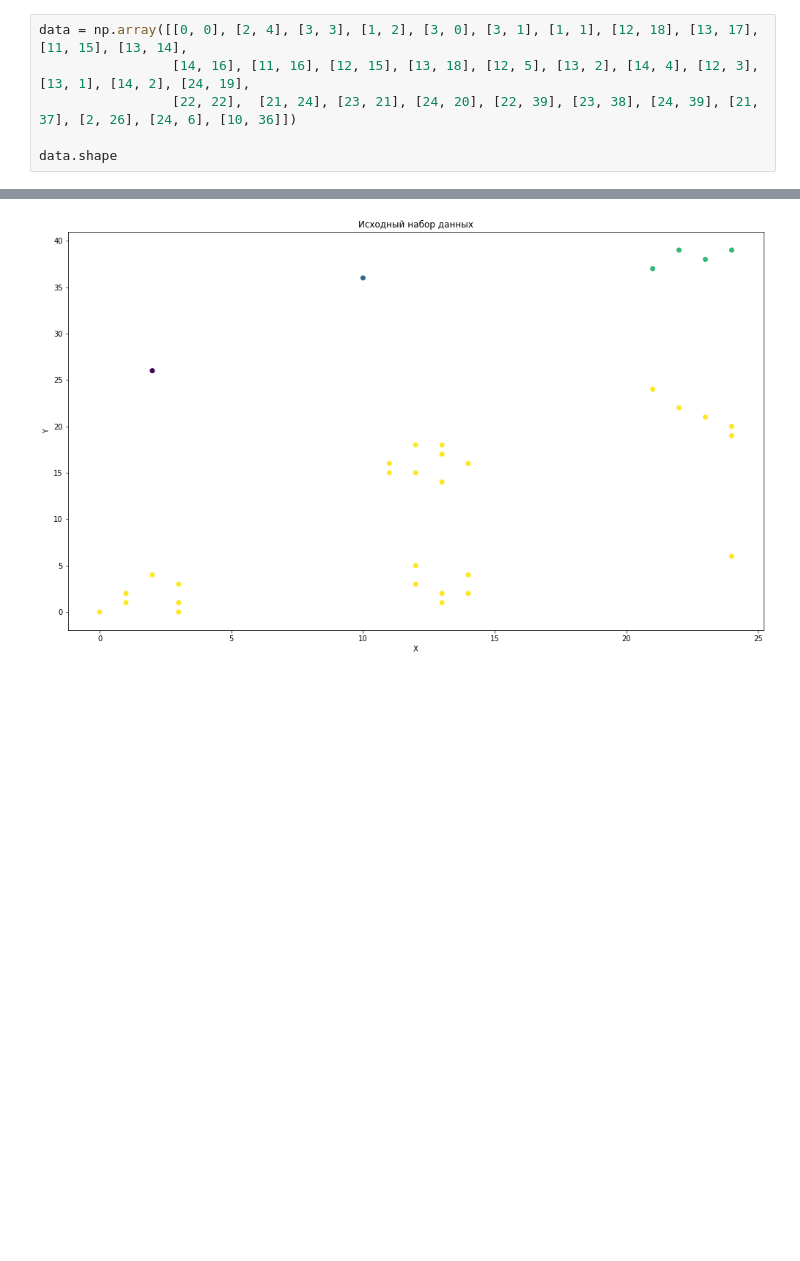
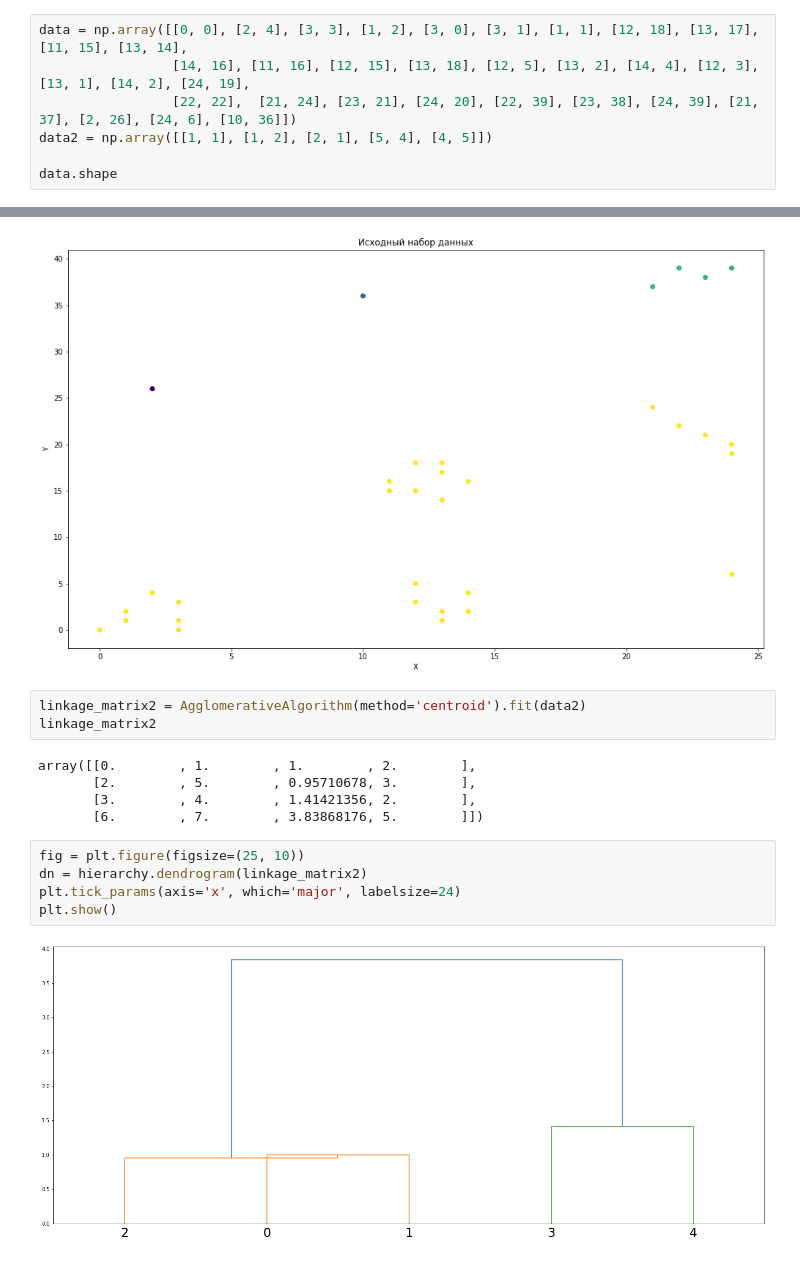
Before and after one commit to AnatolyAdamovich/ML-seminars, a Jupyter notebook: clustering/Agglomerative_clustering.ipynb, the cells around one changed output, grey strips where cells are left out. Cells and saved outputs as stored; diff of their text form; blank space fills up the shorter version.

```diff
--- a/clustering/Agglomerative_clustering.ipynb
+++ b/clustering/Agglomerative_clustering.ipynb
@@ -15,6 +15,7 @@ from custom_agglomerative import AgglomerativeAlgorithm
 data = np.array([[0, 0], [2, 4], [3, 3], [1, 2], [3, 0], [3, 1], [1, 1], [12, 18], [13, 17], [11, 15], [13, 14],
                  [14, 16], [11, 16], [12, 15], [13, 18], [12, 5], [13, 2], [14, 4], [12, 3], [13, 1], [14, 2], [24, 19],
                  [22, 22],  [21, 24], [23, 21], [24, 20], [22, 39], [23, 38], [24, 39], [21, 37], [2, 26], [24, 6], [10, 36]])
+data2 = np.array([[1, 1], [1, 2], [2, 1], [5, 4], [4, 5]])
 
 data.shape
 # %% [output]
@@ -117,3 +119,18 @@ plt.title('Исходный набор данных')
 # %% [output]
 Text(0.5, 1.0, 'Исходный набор данных')
 [figure]
+# %%
+linkage_matrix2 = AgglomerativeAlgorithm(method='centroid').fit(data2)
+linkage_matrix2
+# %% [output]
+array([[0.        , 1.        , 1.        , 2.        ],
+       [2.        , 5.        , 0.95710678, 3.        ],
+       [3.        , 4.        , 1.41421356, 2.        ],
+       [6.        , 7.        , 3.83868176, 5.        ]])
+# %%
+fig = plt.figure(figsize=(25, 10))
+dn = hierarchy.dendrogram(linkage_matrix2)
+plt.tick_params(axis='x', which='major', labelsize=24)
+plt.show()
+# %% [output]
+[figure, added]
```
Also changed, not shown: parts of 2 cells of this notebook, 1 other file.
